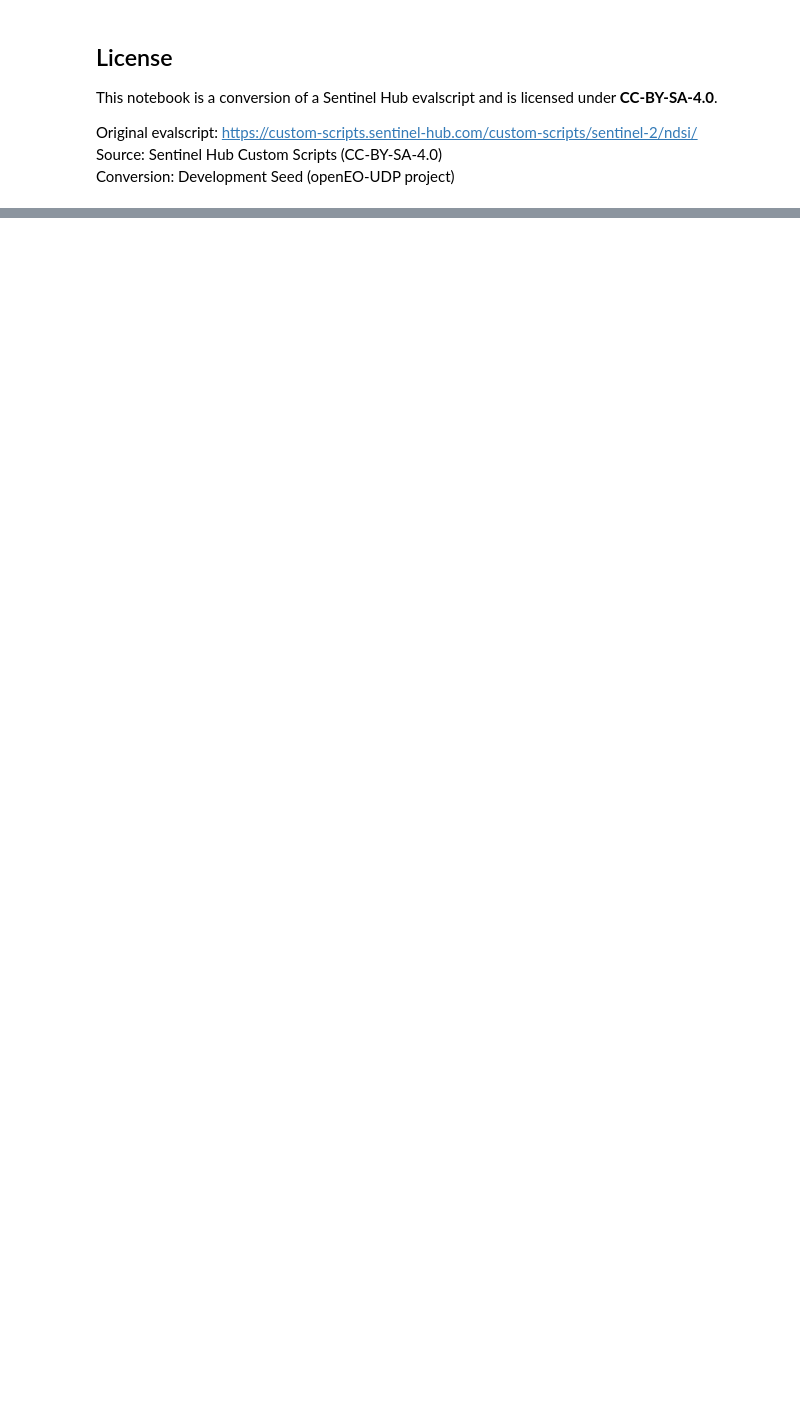
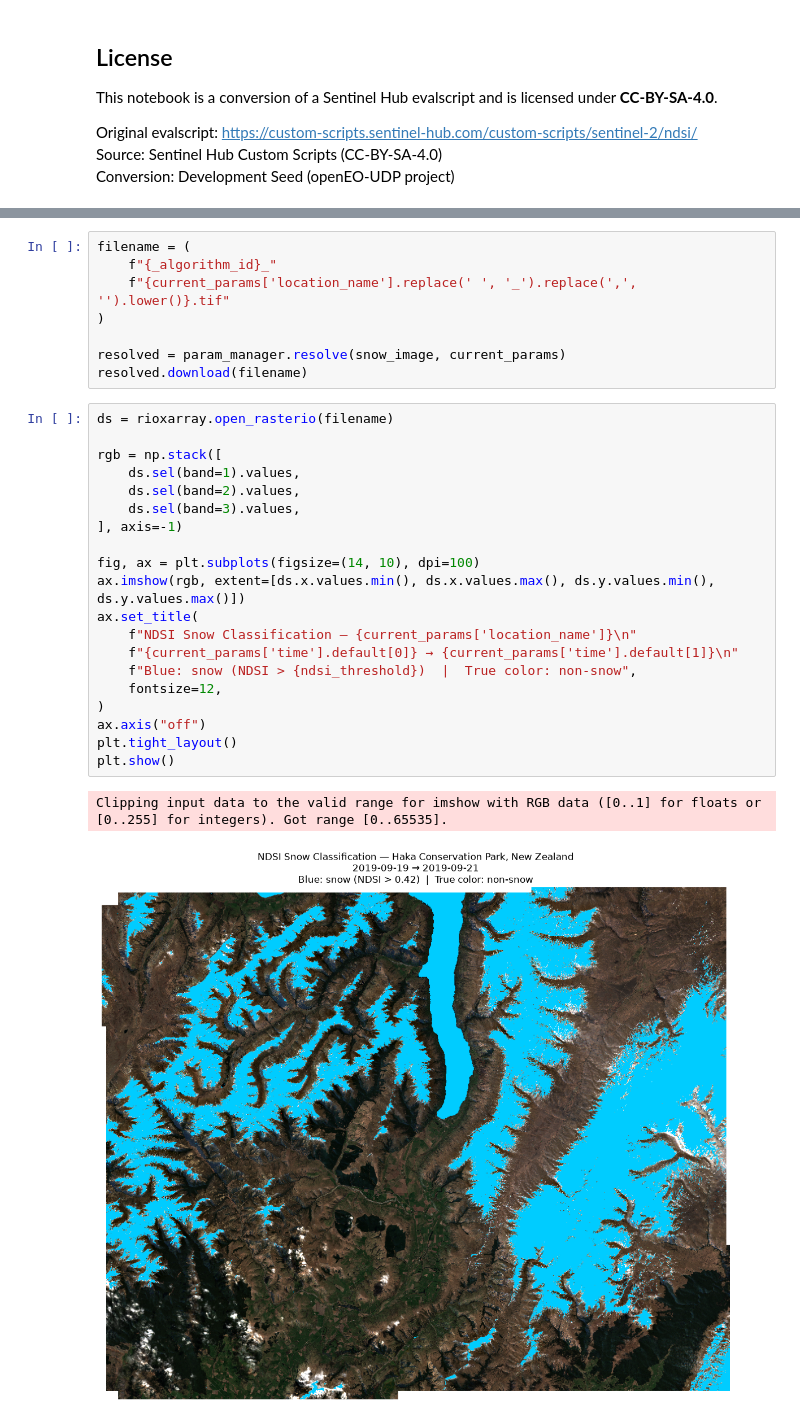
Before and after one commit to developmentseed/openeo-udp, a Jupyter notebook: notebooks/sentinel/sentinel-2/land-cover/ndsi.ipynb, the cells around one changed output, grey strips where cells are left out. Drawn from its saved outputs; the diff is of its cells as text; blank space fills up the shorter version.

```diff
--- a/notebooks/sentinel/sentinel-2/land-cover/ndsi.ipynb
+++ b/notebooks/sentinel/sentinel-2/land-cover/ndsi.ipynb
@@ -177,0 +174,31 @@ This conversion maintains the scientific methodology and visualization approach
+# %%
+filename = (
+    f"{_algorithm_id}_"
+    f"{current_params['location_name'].replace(' ', '_').replace(',', '').lower()}.tif"
+)
+
+resolved = param_manager.resolve(snow_image, current_params)
+resolved.download(filename)
+# %%
+ds = rioxarray.open_rasterio(filename)
+
+rgb = np.stack([
+    ds.sel(band=1).values,
+    ds.sel(band=2).values,
+    ds.sel(band=3).values,
+], axis=-1)
+
+fig, ax = plt.subplots(figsize=(14, 10), dpi=100)
+ax.imshow(rgb, extent=[ds.x.values.min(), ds.x.values.max(), ds.y.values.min(), ds.y.values.max()])
+ax.set_title(
+    f"NDSI Snow Classification — {current_params['location_name']}\n"
+    f"{current_params['time'].default[0]} → {current_params['time'].default[1]}\n"
+    f"Blue: snow (NDSI > {ndsi_threshold})  |  True color: non-snow",
+    fontsize=12,
+)
+ax.axis("off")
+plt.tight_layout()
+plt.show()
+# %% [output]
+Clipping input data to the valid range for imshow with RGB data ([0..1] for floats or [0..255] for integers). Got range [0..65535].
+[figure, added]
```
Also changed, not shown: parts of 33 cells of this notebook, 5 other files.
